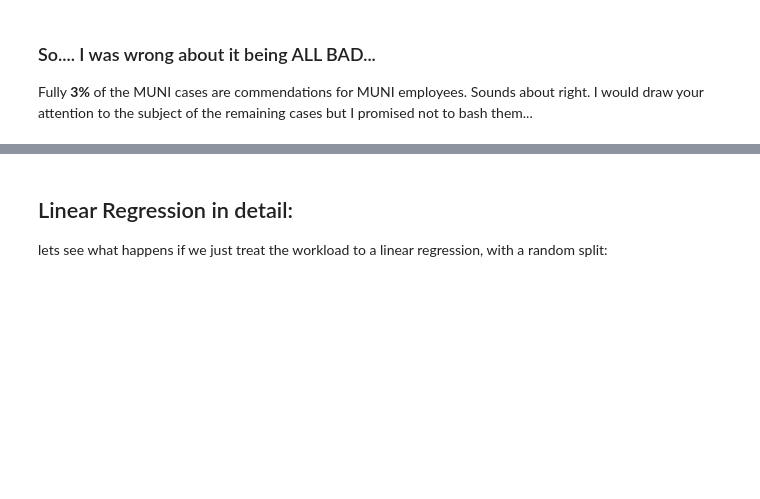
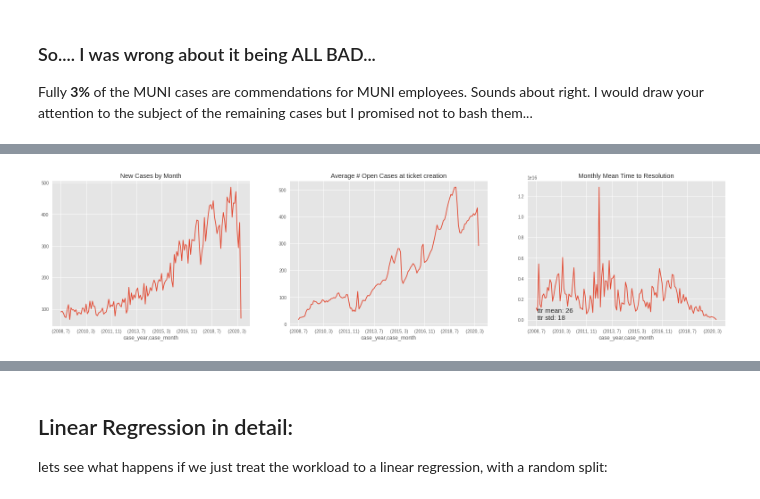
Before and after one commit to dmhliu/DS-Unit-2-Build-dmhliu, a Jupyter notebook: build2.ipynb, the cells around one changed output, grey strips where cells are left out. Drawn from its saved outputs; the diff is of its cells as text; code cells hidden in the pictures; blank space fills up the shorter version.

```diff
--- a/build2.ipynb
+++ b/build2.ipynb
@@ -534,0 +476,27 @@ fig.show()
+# %%
+wrangler.working.groupby(by=['case_year','case_month','Request Type'])[['CaseID','ttr']].agg({'CaseID': 'count'})
+#produce stats by month and year
+monthly_counts_by_request_type = wrangler.working.groupby(by=['case_year',
+                                                              'case_month',
+                                                              'Request Type']).agg({'CaseID': 'count',
+                                                                                    'workload': np.mean,
+                                                                                    'ttr': lambda x : np.mean(x)})
+monthly_counts_by_request_type.columns = ['case_count', 'avg_opencases', 'avg_ttr']
+monthly_counts_by_request_type.sort_index(inplace=True)
+
+monthly_counts = wrangler.working.groupby(by=['case_year','case_month']).agg({'CaseID': 'count', 'workload': np.mean, 'ttr': lambda x : np.mean(x)})
+monthly_counts.columns= columns = ['case_count', 'avg_opencases', 'avg_ttr']
+# %%
+fig,ax = plt.subplots(1,3, figsize=(27,6))
+m= np.mean(monthly_counts.avg_ttr).days
+s= monthly_counts.avg_ttr.std().days
+
+
+monthly_counts.columns =['case_count', 'avg_opencases', 'avg_ttr']
+monthly_counts.case_count.plot(ax=ax[0], title = 'New Cases by Month')
+monthly_counts.avg_opencases.plot(ax=ax[1], title = 'Average # Open Cases at ticket creation')
+monthly_counts.avg_ttr.plot(ax=ax[2], title= 'Monthly Mean Time to Resolution')
+ax[2].text(.8,1000, f"ttr mean: {m}\nttr std: {s}", fontsize =15)
+plt.show()
+# %% [output]
+[figure, added]
```
Also changed, not shown: parts of 74 cells of this notebook, 1 other file.
